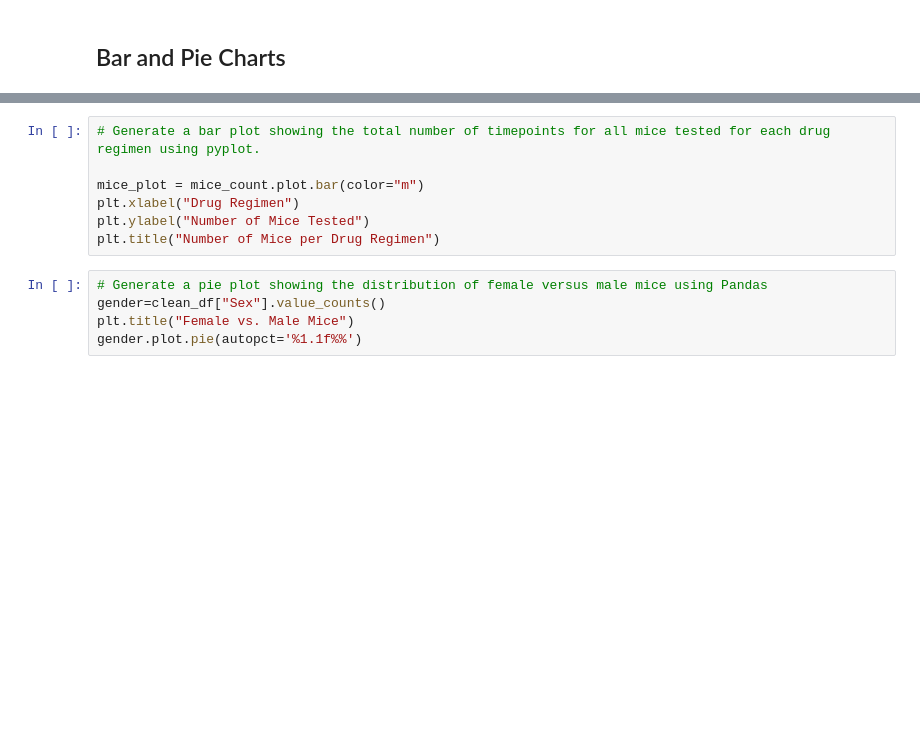
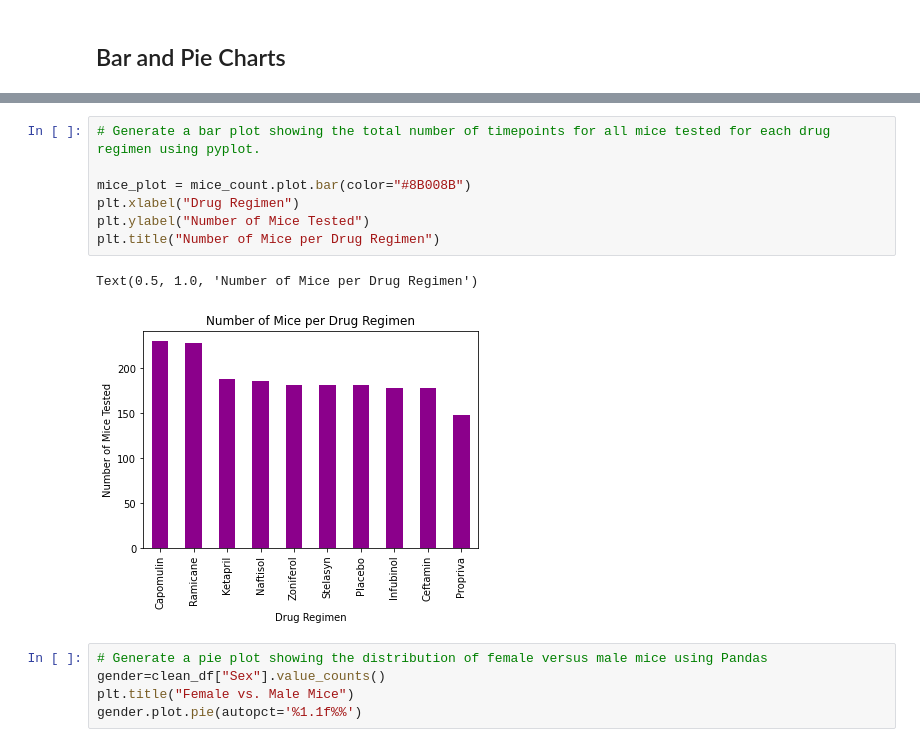
Before and after one commit to mgac96/pharmaceutical_matplotlib, a Jupyter notebook: Starter_Code/Pymaceuticals/pymaceuticals_MG.ipynb, the cells around one changed output, grey strips where cells are left out. Cells and saved outputs as stored; diff of their text form; blank space fills up the shorter version.

```diff
--- a/Starter_Code/Pymaceuticals/pymaceuticals_MG.ipynb
+++ b/Starter_Code/Pymaceuticals/pymaceuticals_MG.ipynb
@@ -148,10 +148,13 @@ plt.show()
 # %%
 # Generate a bar plot showing the total number of timepoints for all mice tested for each drug regimen using pyplot.
 
-mice_plot = mice_count.plot.bar(color="m")
+mice_plot = mice_count.plot.bar(color="#8B008B")
 plt.xlabel("Drug Regimen")
 plt.ylabel("Number of Mice Tested")
 plt.title("Number of Mice per Drug Regimen")
+# %% [output]
+Text(0.5, 1.0, 'Number of Mice per Drug Regimen')
+[figure, added]
 # %%
 # Generate a pie plot showing the distribution of female versus male mice using Pandas
 gender=clean_df["Sex"].value_counts()
```
Also changed, not shown: parts of 11 cells of this notebook.
